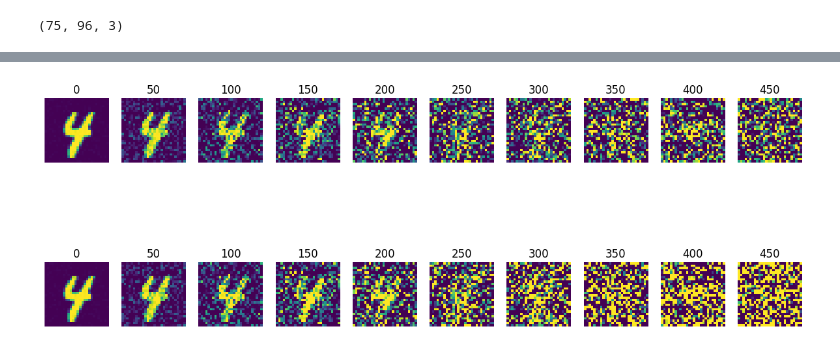
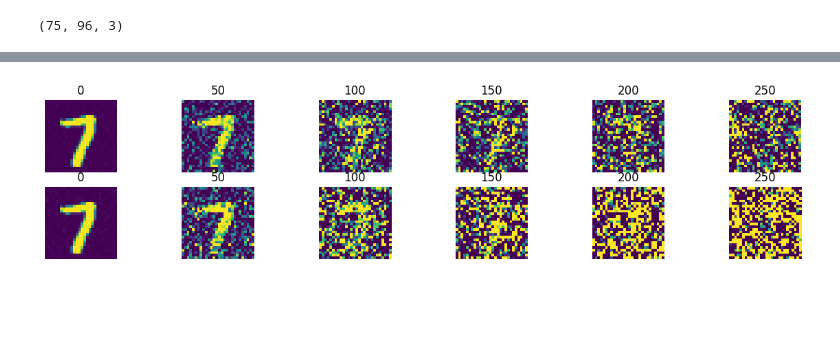
Before and after one commit to saliherdemk/ML-Papers-Implementations, a Jupyter notebook: Diffusion/Exercises/main.ipynb, the cells around one changed output, grey strips where cells are left out. Saved outputs shown, nothing was run; the diff lists cells and outputs as text; code cells hidden in the pictures; blank space fills up the shorter version.

Commit message:
diff model notebook added

```diff
--- a/Diffusion/Exercises/main.ipynb
+++ b/Diffusion/Exercises/main.ipynb
@@ -34,7 +29,7 @@ class Diffusion:
 # %%
 model = Diffusion()
 # %%
-timesteps = [i for i in range(0, 500, 50)]
+timesteps = [i for i in range(0, model.diff_steps, model.diff_steps // 10)]
 fig, axes = plt.subplots(2, 5, figsize=(15, 6))
 
 for i, t in enumerate(timesteps):
@@ -114,11 +109,11 @@ class MSE:
         return 2 * (self.pred - self.target) / self.pred.size
 # %%
 model = Model([
-    Dense(784 + 1, 256), # 784 from image 1 from our scalar timestep
+    Dense(784 + 128, 512), # 784 from image 128 from our t embeddings
     Relu(),
-    Dense(256, 256),
+    Dense(512, 512),
     Relu(),
-    Dense(256, 784)
+    Dense(512, 784)
 
 ])
 
@@ -167,33 +181,52 @@ KeyboardInterrupt:
+# %%
+def iterative_denoise(model, diffusion_model, x_t, start_t, embedding_dim=128):
+    x = x_t.flatten()
+
+    for t in reversed(range(start_t + 1)):
+        t_emb = timestep_embedding(t / diffusion_model.diff_steps, dim=embedding_dim)
+        model_input = np.concatenate([x, t_emb])
+
+        epsilon_pred = model.forward(model_input)
+
+        alpha = diffusion_model.alphas[t]
+        alpha_bar = diffusion_model.alpha_bars[t]
+        beta = diffusion_model.betas[t]
+
+        mean = (1 / np.sqrt(alpha)) * (x - (beta / np.sqrt(1 - alpha_bar)) * epsilon_pred)
+
+        noise = np.random.randn(*x.shape)
+        x = mean + np.sqrt(beta) * noise
+
+    return x.reshape(28, 28)
 # %%
-timesteps = [i for i in range(0, 500, 50)]
+T = diffusion_model.diff_steps
+timesteps = [i for i in range(0, T, 50)]
 
 corrupted = []
 predicted = []
 
 for x_0 in X_test:
     sample_corrupted = []
     sample_predicted = []
     for t in timesteps:
         c = diffusion_model.forward(x_0, t)[0]
-        x_t = c.flatten()
-        epsilon_pred = model.forward(np.concatenate([x_t, [t / T]]))
-        p = diffusion_model.recover(x_t, t, epsilon_pred)
+        p = iterative_denoise(model, diffusion_model, c, t, 128)
 
         sample_corrupted.append((t, c))
         sample_predicted.append((t, p))
     corrupted.append(sample_corrupted)
     predicted.append(sample_predicted)
 
 
 
-fig, axes = plt.subplots(2, len(timesteps), figsize=(15, 6))
+fig, axes = plt.subplots(2, len(timesteps), figsize=(15, 3))
 
-for idx, ((t, x_t), (_t, p)) in enumerate(zip(corrupted[7], predicted[7])):
+for idx, ((t, x_t), (_t, p)) in enumerate(zip(corrupted[0], predicted[0])):
     axes[0, idx].imshow(np.clip(x_t, 0, 1))
     axes[0, idx].set_title(t)
     axes[1, idx].imshow(np.clip(p, 0, 1))
     axes[1, idx].set_title(t)
     axes[0, idx].axis("off")
     axes[1, idx].axis("off")
 # %% [output]
-[figure, old version]
+[figure, new version]
```
Also changed, not shown: parts of 4 cells of this notebook, 1 other file.
